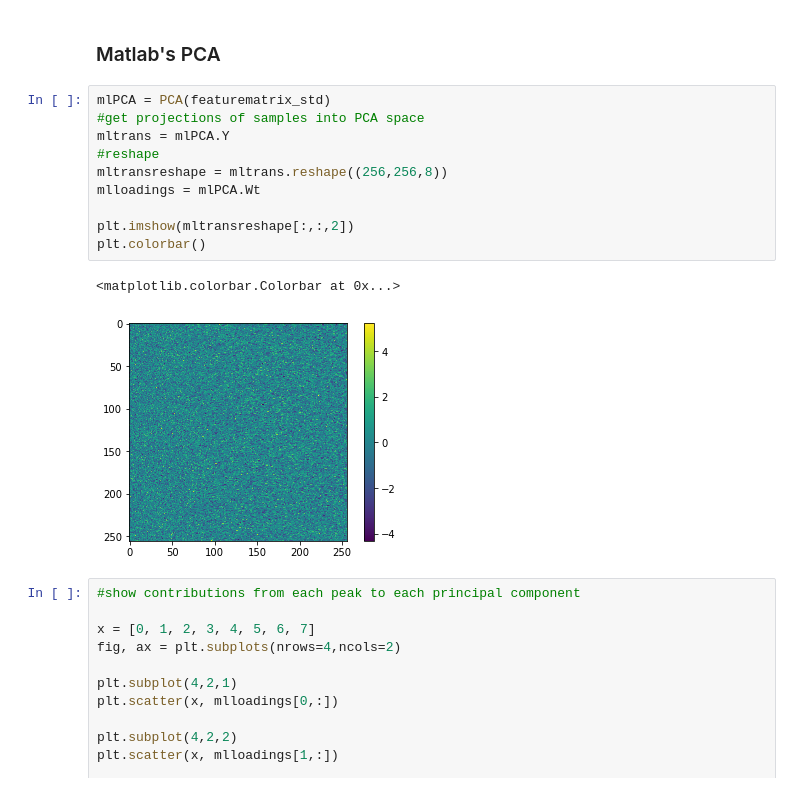
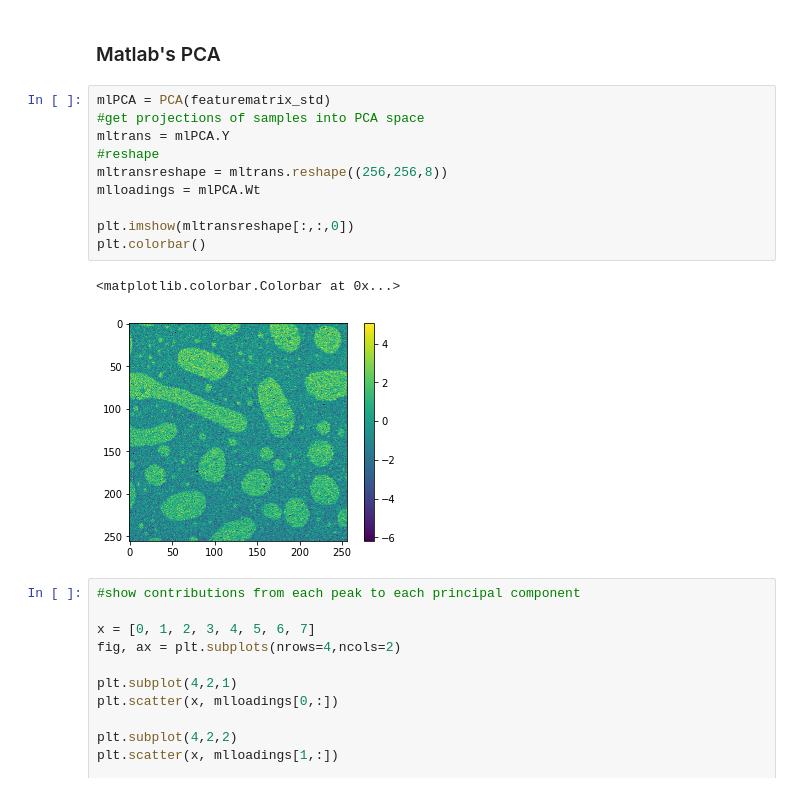
Before and after one commit to kongjy/hyperAFM, a Jupyter notebook: Notebooks/PCAandMLRonPolymers.ipynb, the cells around one changed output. Drawn from its saved outputs; the diff is of its cells as text.

```diff
--- a/Notebooks/PCAandMLRonPolymers.ipynb
+++ b/Notebooks/PCAandMLRonPolymers.ipynb
@@ -93,16 +98,16 @@ plt.scatter([0,1,2,3,4,5,6,7],Skloadings[0,:])
 # %%
 mlPCA = PCA(featurematrix_std)
 #get projections of samples into PCA space
 mltrans = mlPCA.Y
 #reshape
 mltransreshape = mltrans.reshape((256,256,8))
 mlloadings = mlPCA.Wt
 
-plt.imshow(mltransreshape[:,:,2])
+plt.imshow(mltransreshape[:,:,0])
 plt.colorbar()
 # %% [output]
 <matplotlib.colorbar.Colorbar at 0x...>
-[figure, old version]
+[figure, new version]
 # %%
 #show contributions from each peak to each principal component
 
```
Also changed, not shown: parts of 7 cells of this notebook.
